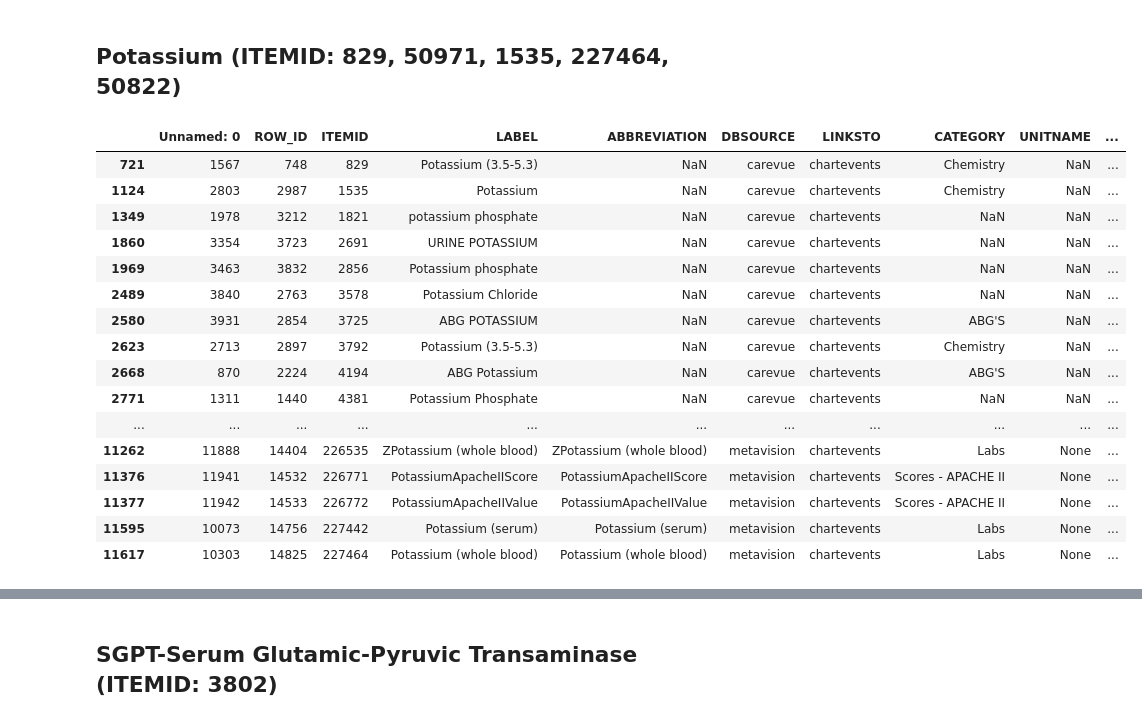
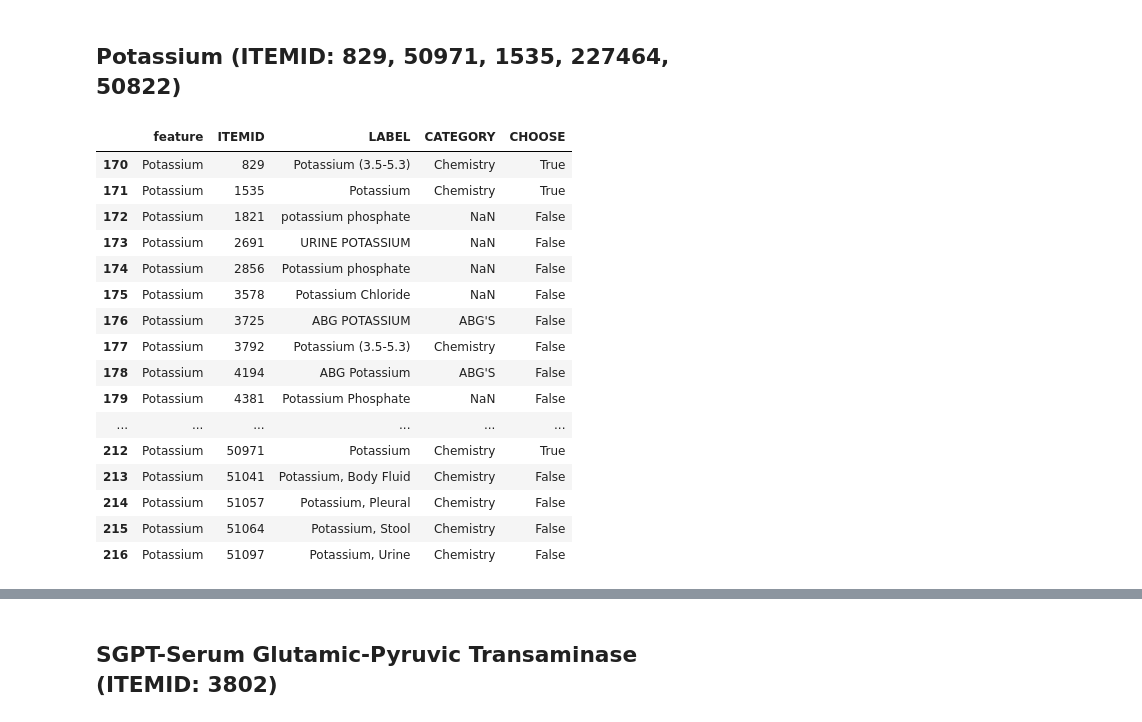
Before and after one commit to ToooooooT/sepsis_rl, a Jupyter notebook: mimiciii_code/see_characteristics.ipynb, the cells around one changed output, grey strips where cells are left out. Cells and saved outputs as stored; diff of their text form; code cells hidden in the pictures.

```diff
--- a/mimiciii_code/see_characteristics.ipynb
+++ b/mimiciii_code/see_characteristics.ipynb
@@ -426,5 +680,18 @@ D_LABITEMS[['hemoglobin' in str(s).lower() for s in D_LABITEMS['LABEL']]]
 # %% [markdown]
 ## Magnesium (ITEMID: 220635, 50960, 1532, 821)
 # %%
-D_ITEMS[['magnesium' in str(s).lower() for s in D_ITEMS['LABEL']]]
+d = D_ITEMS[['magnesium' in str(s).lower() for s in D_ITEMS['LABEL']]][['ITEMID', 'LABEL', 'CATEGORY']]
+d['feature'] = ['Magnesium'] * len(d)
+d['CHOOSE'] = [False] * len(d)
+d = d[['feature', 'ITEMID', 'LABEL', 'CATEGORY', 'CHOOSE']]
+d['CHOOSE'][d[[id in [220635, 50960, 1532, 821] for id in d['ITEMID']]].index] = True
+sim_feature = pd.concat([sim_feature, d], ignore_index=True)
+
+d = D_LABITEMS[['magnesium' in str(s).lower() for s in D_LABITEMS['LABEL']]][['ITEMID', 'LABEL', 'CATEGORY']]
+d['feature'] = ['Magnesium'] * len(d)
+d['CHOOSE'] = [False] * len(d)
+d = d[['feature', 'ITEMID', 'LABEL', 'CATEGORY', 'CHOOSE']]
+d['CHOOSE'][d[[id in [220635, 50960, 1532, 821] for id in d['ITEMID']]].index] = True
+sim_feature = pd.concat([sim_feature, d], ignore_index=True)
+sim_feature[sim_feature['feature'] == 'Magnesium']
 # %% [output]
@@ -451,5 +731,18 @@ D_LABITEMS[['magnesium' in str(s).lower() for s in D_LABITEMS['LABEL']]]
 # %% [markdown]
 ## PTT-Partial Thromboplastin Time (ITEMID: 227466, 825, 1533, 51275)
 # %%
-D_ITEMS[['ptt' in str(s).lower() for s in D_ITEMS['LABEL']]]
+d = D_ITEMS[['ptt' in str(s).lower() for s in D_ITEMS['LABEL']]][['ITEMID', 'LABEL', 'CATEGORY']]
+d['feature'] = ['PTT'] * len(d)
+d['CHOOSE'] = [False] * len(d)
+d = d[['feature', 'ITEMID', 'LABEL', 'CATEGORY', 'CHOOSE']]
+d['CHOOSE'][d[[id in [227466, 825, 1533, 51275] for id in d['ITEMID']]].index] = True
+sim_feature = pd.concat([sim_feature, d], ignore_index=True)
+
+d = D_LABITEMS[['ptt' in str(s).lower() for s in D_LABITEMS['LABEL']]][['ITEMID', 'LABEL', 'CATEGORY']]
+d['feature'] = ['PTT'] * len(d)
+d['CHOOSE'] = [False] * len(d)
+d = d[['feature', 'ITEMID', 'LABEL', 'CATEGORY', 'CHOOSE']]
+d['CHOOSE'][d[[id in [227466, 825, 1533, 51275] for id in d['ITEMID']]].index] = True
+sim_feature = pd.concat([sim_feature, d], ignore_index=True)
+sim_feature[sim_feature['feature'] == 'PTT']
 # %% [output]
@@ -467,23 +773,36 @@ D_LABITEMS[['ptt' in str(s).lower() for s in D_LABITEMS['LABEL']]]
 # %% [markdown]
 ## Potassium (ITEMID: 829, 50971, 1535, 227464, 50822)
 # %%
-D_ITEMS[['potassium' in str(s).lower() for s in D_ITEMS['LABEL']]]
+d = D_ITEMS[['potassium' in str(s).lower() for s in D_ITEMS['LABEL']]][['ITEMID', 'LABEL', 'CATEGORY']]
+d['feature'] = ['Potassium'] * len(d)
+d['CHOOSE'] = [False] * len(d)
+d = d[['feature', 'ITEMID', 'LABEL', 'CATEGORY', 'CHOOSE']]
+d['CHOOSE'][d[[id in [829, 50971, 1535, 227464, 50822] for id in d['ITEMID']]].index] = True
+sim_feature = pd.concat([sim_feature, d], ignore_index=True)
+
+d = D_LABITEMS[['potassium' in str(s).lower() for s in D_LABITEMS['LABEL']]][['ITEMID', 'LABEL', 'CATEGORY']]
+d['feature'] = ['Potassium'] * len(d)
+d['CHOOSE'] = [False] * len(d)
+d = d[['feature', 'ITEMID', 'LABEL', 'CATEGORY', 'CHOOSE']]
+d['CHOOSE'][d[[id in [829, 50971, 1535, 227464, 50822] for id in d['ITEMID']]].index] = True
+sim_feature = pd.concat([sim_feature, d], ignore_index=True)
+sim_feature[sim_feature['feature'] == 'Potassium']
 # %% [output]
-|  | Unnamed: 0 | ROW_ID | ITEMID | LABEL | ABBREVIATION | DBSOURCE | LINKSTO | CATEGORY | UNITNAME | ... |
-| 721 | 1567 | 748 | 829 | Potassium (3.5-5.3) | NaN | carevue | chartevents | Chemistry | NaN | ... |
-| 1124 | 2803 | 2987 | 1535 | Potassium | NaN | carevue | chartevents | Chemistry | NaN | ... |
-| 1349 | 1978 | 3212 | 1821 | potassium phosphate | NaN | carevue | chartevents | NaN | NaN | ... |
-| 1860 | 3354 | 3723 | 2691 | URINE POTASSIUM | NaN | carevue | chartevents | NaN | NaN | ... |
-| 1969 | 3463 | 3832 | 2856 | Potassium phosphate | NaN | carevue | chartevents | NaN | NaN | ... |
-| 2489 | 3840 | 2763 | 3578 | Potassium Chloride | NaN | carevue | chartevents | NaN | NaN | ... |
-| 2580 | 3931 | 2854 | 3725 | ABG POTASSIUM | NaN | carevue | chartevents | ABG'S | NaN | ... |
-| 2623 | 2713 | 2897 | 3792 | Potassium (3.5-5.3) | NaN | carevue | chartevents | Chemistry | NaN | ... |
-| 2668 | 870 | 2224 | 4194 | ABG Potassium | NaN | carevue | chartevents | ABG'S | NaN | ... |
-| 2771 | 1311 | 1440 | 4381 | Potassium Phosphate | NaN | carevue | chartevents | NaN | NaN | ... |
-| ... | ... | ... | ... | ... | ... | ... | ... | ... | ... | ... |
-| 11262 | 11888 | 14404 | 226535 | ZPotassium (whole blood) | ZPotassium (whole blood) | metavision | chartevents | Labs | None | ... |
-| 11376 | 11941 | 14532 | 226771 | PotassiumApacheIIScore | PotassiumApacheIIScore | metavision | chartevents | Scores - APACHE II | None | ... |
-| 11377 | 11942 | 14533 | 226772 | PotassiumApacheIIValue | PotassiumApacheIIValue | metavision | chartevents | Scores - APACHE II | None | ... |
-| 11595 | 10073 | 14756 | 227442 | Potassium (serum) | Potassium (serum) | metavision | chartevents | Labs | None | ... |
-| 11617 | 10303 | 14825 | 227464 | Potassium (whole blood) | Potassium (whole blood) | metavision | chartevents | Labs | None | ... |
+|  | feature | ITEMID | LABEL | CATEGORY | CHOOSE |
+| 170 | Potassium | 829 | Potassium (3.5-5.3) | Chemistry | True |
+| 171 | Potassium | 1535 | Potassium | Chemistry | True |
+| 172 | Potassium | 1821 | potassium phosphate | NaN | False |
+| 173 | Potassium | 2691 | URINE POTASSIUM | NaN | False |
+| 174 | Potassium | 2856 | Potassium phosphate | NaN | False |
+| 175 | Potassium | 3578 | Potassium Chloride | NaN | False |
+| 176 | Potassium | 3725 | ABG POTASSIUM | ABG'S | False |
+| 177 | Potassium | 3792 | Potassium (3.5-5.3) | Chemistry | False |
+| 178 | Potassium | 4194 | ABG Potassium | ABG'S | False |
+| 179 | Potassium | 4381 | Potassium Phosphate | NaN | False |
+| ... | ... | ... | ... | ... | ... |
+| 212 | Potassium | 50971 | Potassium | Chemistry | True |
+| 213 | Potassium | 51041 | Potassium, Body Fluid | Chemistry | False |
+| 214 | Potassium | 51057 | Potassium, Pleural | Chemistry | False |
+| 215 | Potassium | 51064 | Potassium, Stool | Chemistry | False |
+| 216 | Potassium | 51097 | Potassium, Urine | Chemistry | False |
 # %%
```
Also changed, not shown: parts of 114 cells of this notebook, 5 other files.
